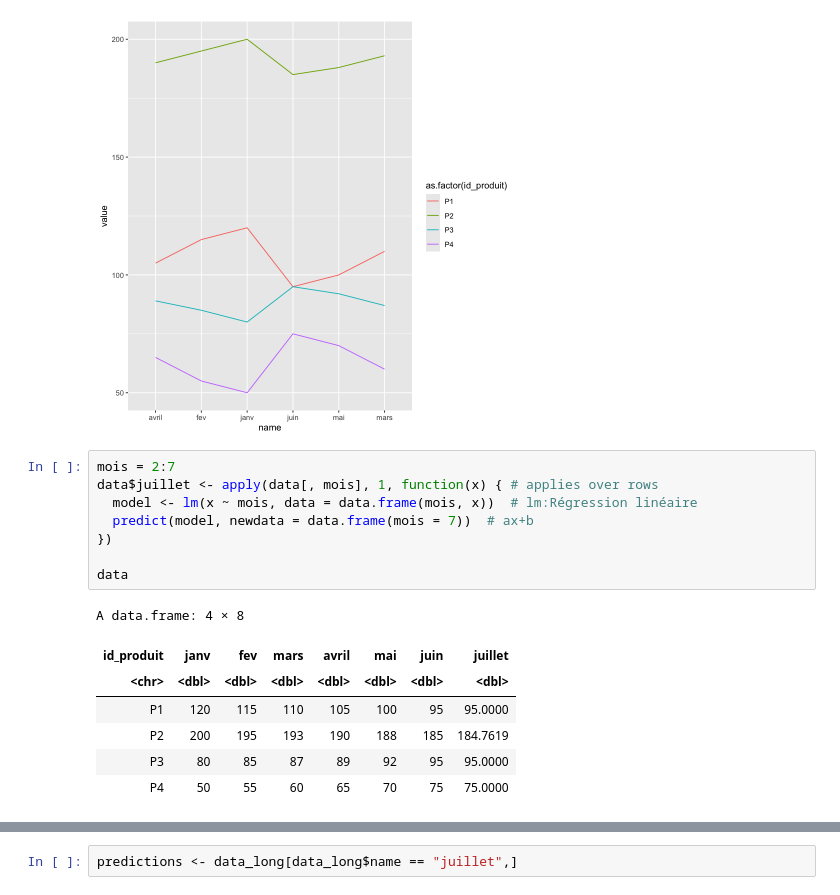
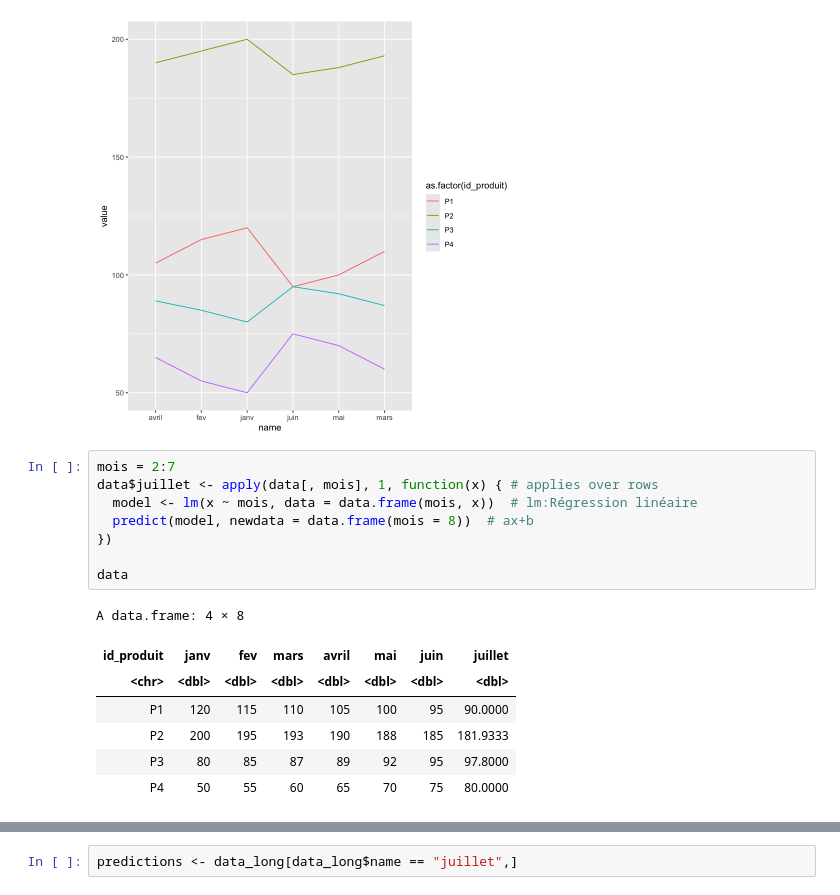
Before and after one commit to TaoHuaLiu/statisitiques, a Jupyter notebook: ds-fise.ipynb, the cells around one changed output, grey strips where cells are left out. Drawn from its saved outputs; the diff is of its cells as text.

```diff
--- a/ds-fise.ipynb
+++ b/ds-fise.ipynb
@@ -170,19 +170,19 @@ geom_line(data= data_long, aes(x=name, y=value,group=id_produit,color= as.factor
 # %%
 mois = 2:7
 data$juillet <- apply(data[, mois], 1, function(x) { # applies over rows
   model <- lm(x ~ mois, data = data.frame(mois, x))  # lm:Régression linéaire
-  predict(model, newdata = data.frame(mois = 7))  # ax+b
+  predict(model, newdata = data.frame(mois = 8))  # ax+b
 })
 
 data
 # %% [output]
 A data.frame: 4 × 8
 | id_produit | janv | fev | mars | avril | mai | juin | juillet |
 | <chr> | <dbl> | <dbl> | <dbl> | <dbl> | <dbl> | <dbl> | <dbl> |
-| P1 | 120 | 115 | 110 | 105 | 100 | 95 | 95.0000 |
-| P2 | 200 | 195 | 193 | 190 | 188 | 185 | 184.7619 |
-| P3 | 80 | 85 | 87 | 89 | 92 | 95 | 95.0000 |
-| P4 | 50 | 55 | 60 | 65 | 70 | 75 | 75.0000 |
+| P1 | 120 | 115 | 110 | 105 | 100 | 95 | 90.0000 |
+| P2 | 200 | 195 | 193 | 190 | 188 | 185 | 181.9333 |
+| P3 | 80 | 85 | 87 | 89 | 92 | 95 | 97.8000 |
+| P4 | 50 | 55 | 60 | 65 | 70 | 75 | 80.0000 |
 # %%
 data_long <- pivot_longer(data, cols = c("janv", "fev","mars","avril","mai","juin", "juillet"))
 data_long
```
Also changed, not shown: parts of 2 cells of this notebook.
